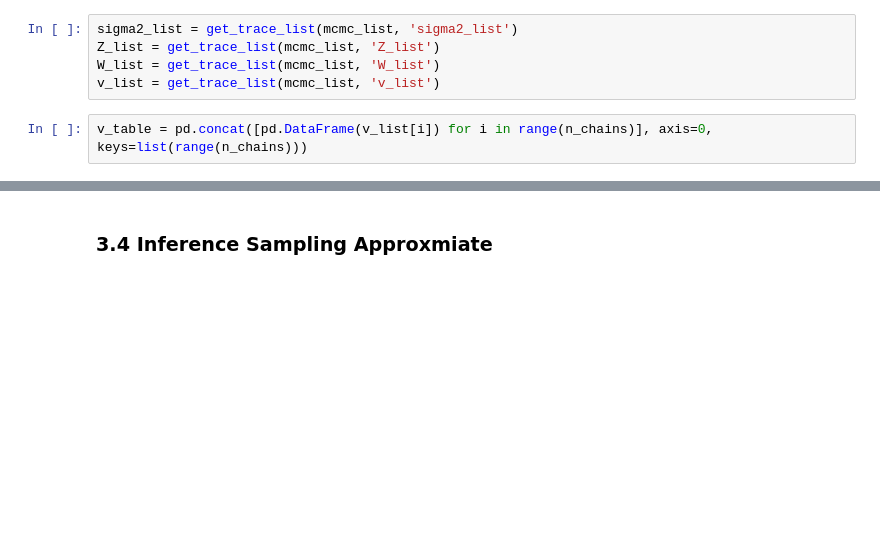
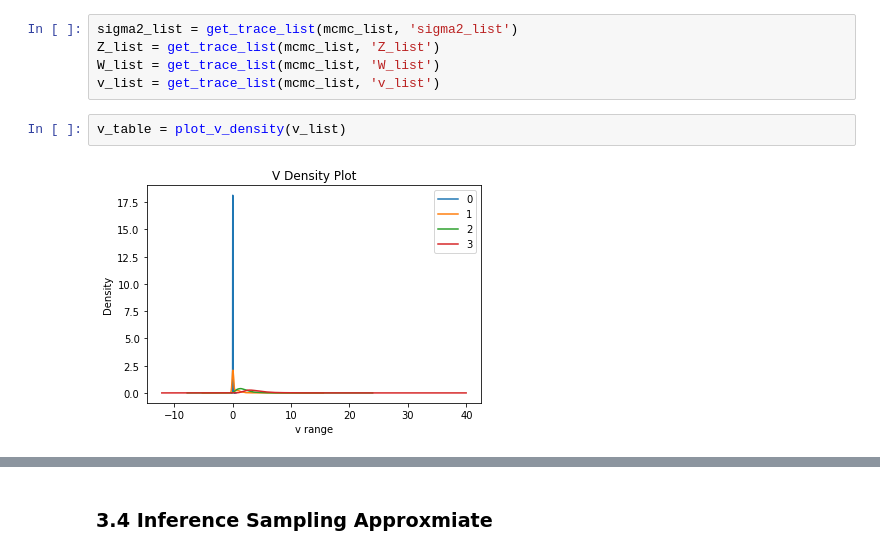
Before and after one commit to LeonCaesa/Gibbs, a Jupyter notebook: Experiment.ipynb, the cells around one changed output, grey strips where cells are left out. Cells and saved outputs as stored; diff of their text form; blank space fills up the shorter version.

```diff
--- a/Experiment.ipynb
+++ b/Experiment.ipynb
@@ -166,5 +186,7 @@ sigma2_list = get_trace_list(mcmc_list, 'sigma2_list')
 Z_list = get_trace_list(mcmc_list, 'Z_list')
 W_list = get_trace_list(mcmc_list, 'W_list')
 v_list = get_trace_list(mcmc_list, 'v_list')
-# %%
-v_table = pd.concat([pd.DataFrame(v_list[i]) for i in range(n_chains)], axis=0, keys=list(range(n_chains)))
+# %%
+v_table = plot_v_density(v_list)
+# %% [output]
+[figure, added]
```
Also changed, not shown: parts of 12 cells of this notebook, 1 other file.
